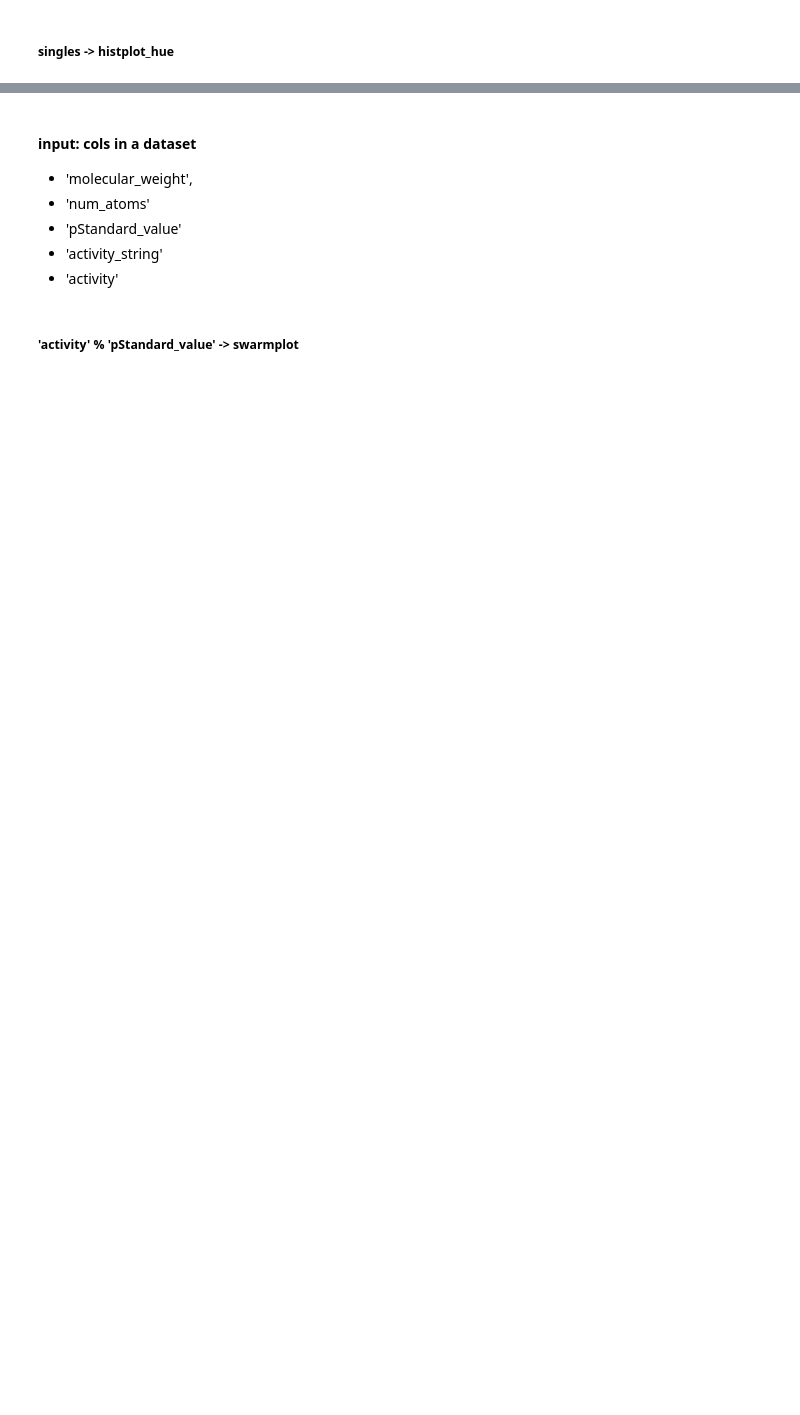
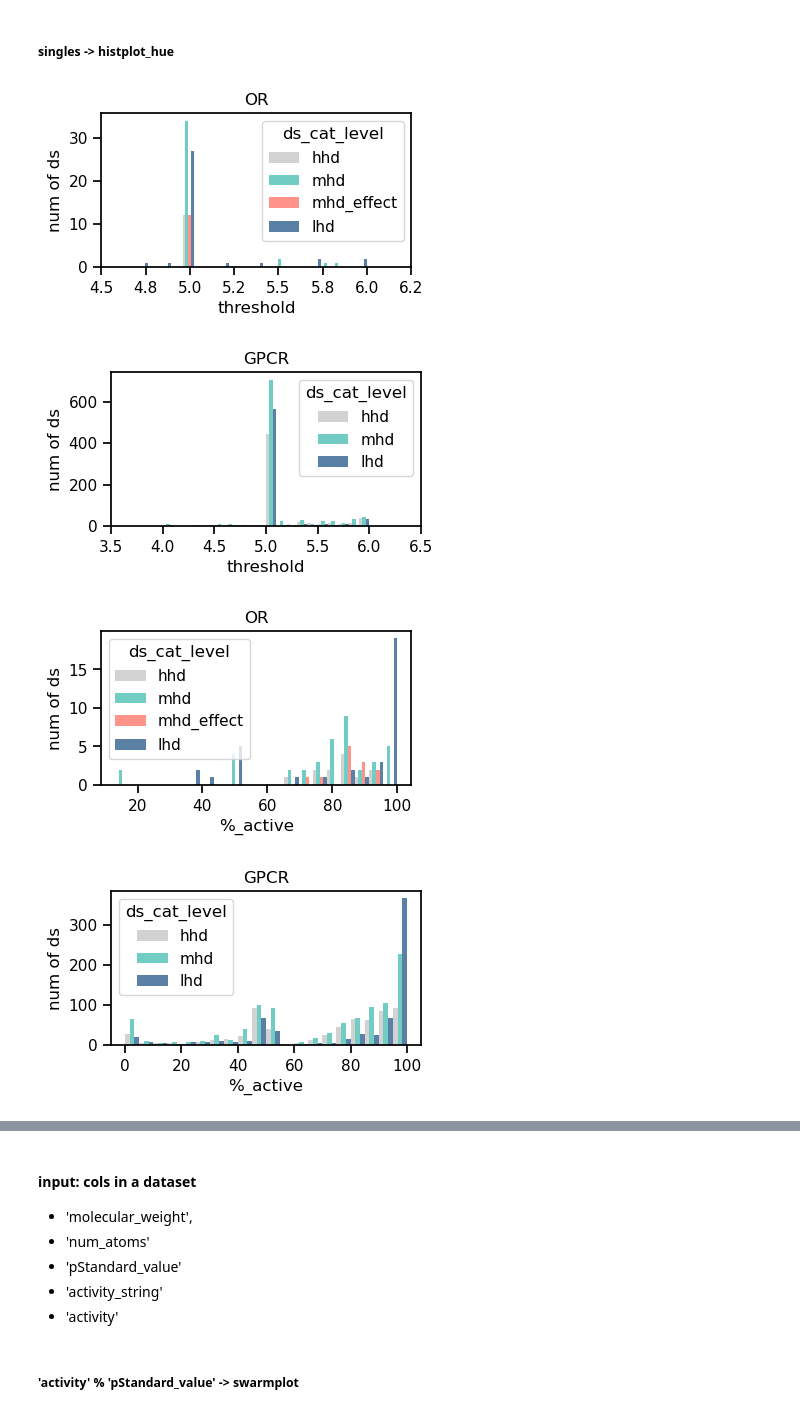
Before and after one commit to xixichennn/datacat4ml, a Jupyter notebook: datacat4ml/Scripts/data_prep/data_prep_viz.ipynb, the cells around one changed output, grey strips where cells are left out. Cells and saved outputs as stored; diff of their text form; code cells hidden in the pictures; blank space fills up the shorter version.

```diff
--- a/datacat4ml/Scripts/data_prep/data_prep_viz.ipynb
+++ b/datacat4ml/Scripts/data_prep/data_prep_viz.ipynb
@@ -232,9 +242,11 @@ Name: count, Length: 2398, dtype: int64
 #'ds_cat_level
 hhd_color='#C4C3C3'
 mhd_color= '#41BBB1'
+mhd_effect_color = '#FF6F61'
 lhd_color= '#235689'
 ds_cat_level_palette = {"lhd":lhd_color,
                     'mhd':mhd_color,
+                    'mhd_effect':mhd_effect_color,
                     'hhd':hhd_color}
 # 'ds_type'
 or_color='#03045e' # purple
@@ -242,10 +254,10 @@ gpcr_color='#677bab'  # light purple
 ds_type_palette = {'or':or_color, 'gpcr':gpcr_color}
 
 # target_chembl_id
-mor_color = '#8B006B'
-kor_color = '#538CBA'
-dor_color = '#A5C93D'
-nor_color = '#2000D7'
+mor_color = '#F5C45E'
+kor_color = '#7678ed'
+dor_color = '#2ec4b6'
+nor_color = '#03045e'
 target_palette = {
     'CHEMBL233':mor_color,
     'CHEMBL237':kor_color,
@@ -677,42 +649,48 @@ def histplot_hue(df, ds_type='or', x='%_active'):
         plt.rcParams["font.family"] = "DejaVu Sans"
 
         # plot a histgram
-        sns.histplot(
+        ax = sns.histplot(
             data=df,
             x=x,
             hue="ds_cat_level",        # groups by ds_cat_level
             multiple="dodge",      # "dodge" (not suitable for too many hue levels); "stack" for stacked; "layer" for overlay; "fill" for filled;
             bins=20,
             palette=ds_cat_level_palette,
-            linewidth=0 # remove the border line
+            linewidth=0, # remove the border line
+            legend=True
         )
 
         # set x, y and title
         if x == 'threshold':
             plt.xticks(ticks=plt.xticks()[0], labels=[f'{x:.1f}' for x in plt.xticks()[0]]) # set the decimal places of x-axis ticks to 1
         if x == 'feated_size':
             plt.xscale('log') # set x axis to log scale
+        plt.ylabel('num of ds') # set the y tile to 'Num of datasets'
         plt.title(f'{ds_type.upper()}')
 
+        save_path = os.path.join(CURA_FIG_DIR, 'histplot_hue')
+        mkdirs(save_path)
         # save the figure
-        if ds_type == 'or':
-            plt.savefig(os.path.join(CURA_FIG_DIR, 'active_ratio_distribution_OR.pdf'), dpi=300, bbox_inches='tight')
-        elif ds_type == 'gpcr':
-            plt.savefig(os.path.join(CURA_FIG_DIR, 'active_ratio_distribution_GPCR.pdf'), dpi=300, bbox_inches='tight')
+        plt.savefig(os.path.join(save_path, f'{x}_distribution_{ds_type.upper()}_hue.pdf'), dpi=300, bbox_inches='tight')
 
 
 # threshold
 histplot_hue(df=or_stats, ds_type='or', x='threshold')
 histplot_hue(df=gpcr_stats, ds_type='gpcr', x='threshold')
 # %_active
 histplot_hue(df=or_stats, ds_type='or', x='%_active' )
 histplot_hue(df=gpcr_stats, ds_type='gpcr', x='%_active')
 # feated_size
 histplot_hue(df=or_stats, ds_type='or', x='feated_size')
 histplot_hue(df=gpcr_stats, ds_type='gpcr', x='feated_size')
 # max_num_atoms
 histplot_hue(df=or_stats, ds_type='or', x='max_num_atoms')
 histplot_hue(df=gpcr_stats, ds_type='gpcr', x='max_num_atoms')
 # max_mw
 histplot_hue(df=or_stats, ds_type='or', x='max_mw')
 histplot_hue(df=gpcr_stats, ds_type='gpcr', x='max_mw')
+# %% [output]
+[figure, added]
+[figure, added]
+[figure, added]
+[figure, added]
```
Also changed, not shown: parts of 12 cells of this notebook, 2 other files.
